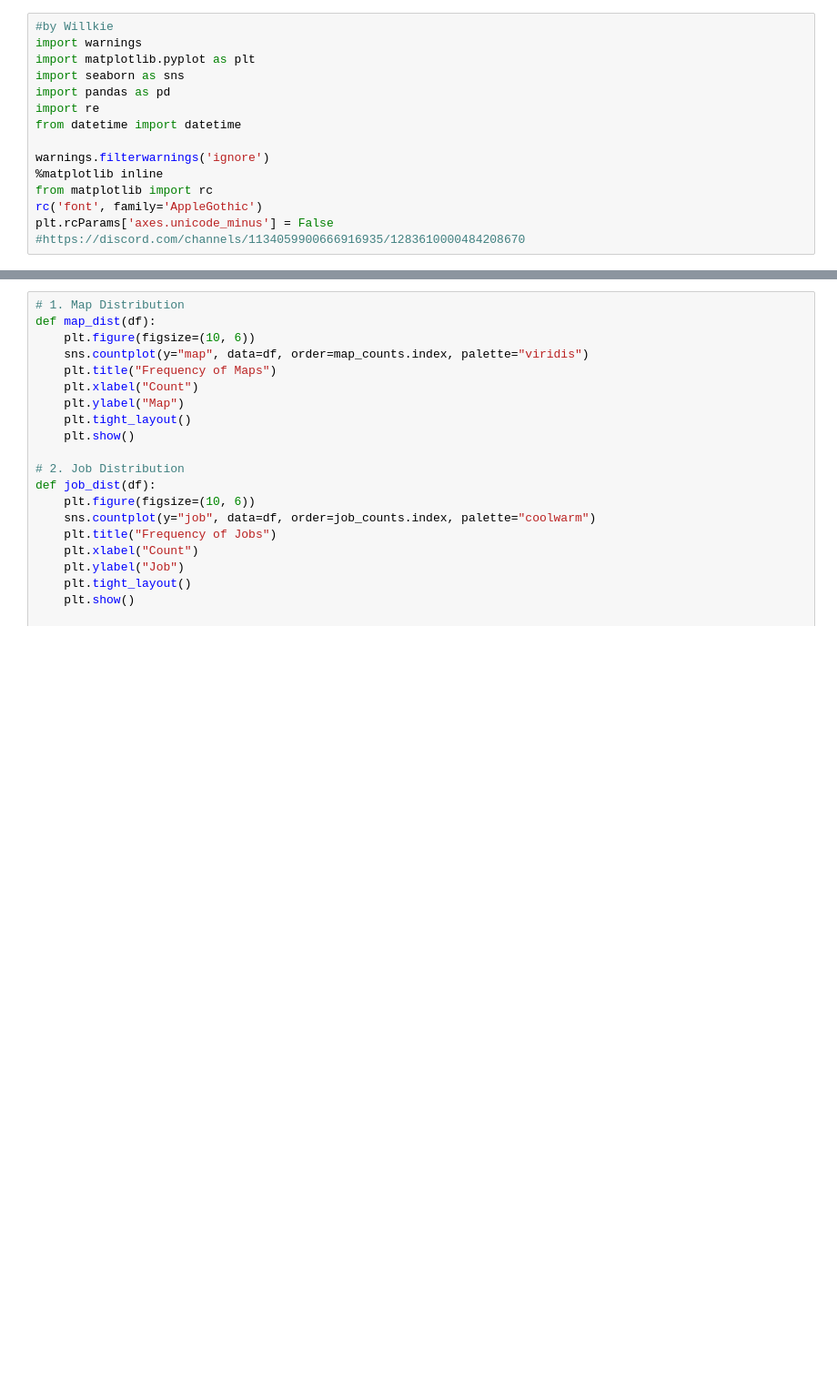
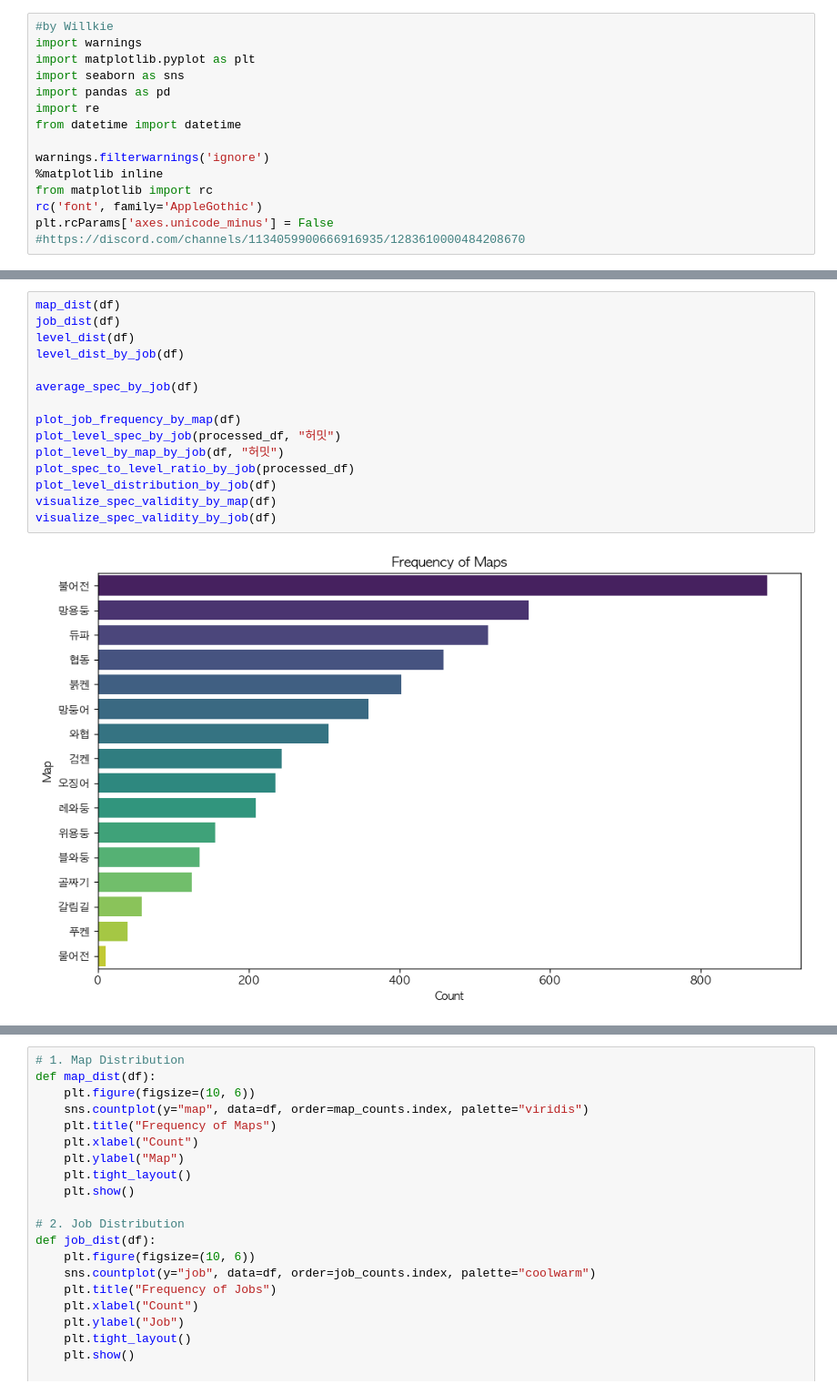
Before and after one commit to jongwonIee/mapleland, a Jupyter notebook: party/main.ipynb, the cells around one changed output, grey strips where cells are left out. Shown at 91% size. Saved outputs shown, nothing was run; the diff lists cells and outputs as text; blank space fills up the shorter version.

```diff
--- a/party/main.ipynb
+++ b/party/main.ipynb
@@ -257,0 +266,17 @@ hermit_valid
+# %%
+map_dist(df)
+job_dist(df)
+level_dist(df)
+level_dist_by_job(df)
+
+average_spec_by_job(df)
+
+plot_job_frequency_by_map(df)
+plot_level_spec_by_job(processed_df, "허밋")
+plot_level_by_map_by_job(df, "허밋")
+plot_spec_to_level_ratio_by_job(processed_df)
+plot_level_distribution_by_job(df)
+visualize_spec_validity_by_map(df)
+visualize_spec_validity_by_job(df)
+# %% [output]
+[figure, new version]
```
Also changed, not shown: parts of 9 cells of this notebook, 20 other files.
